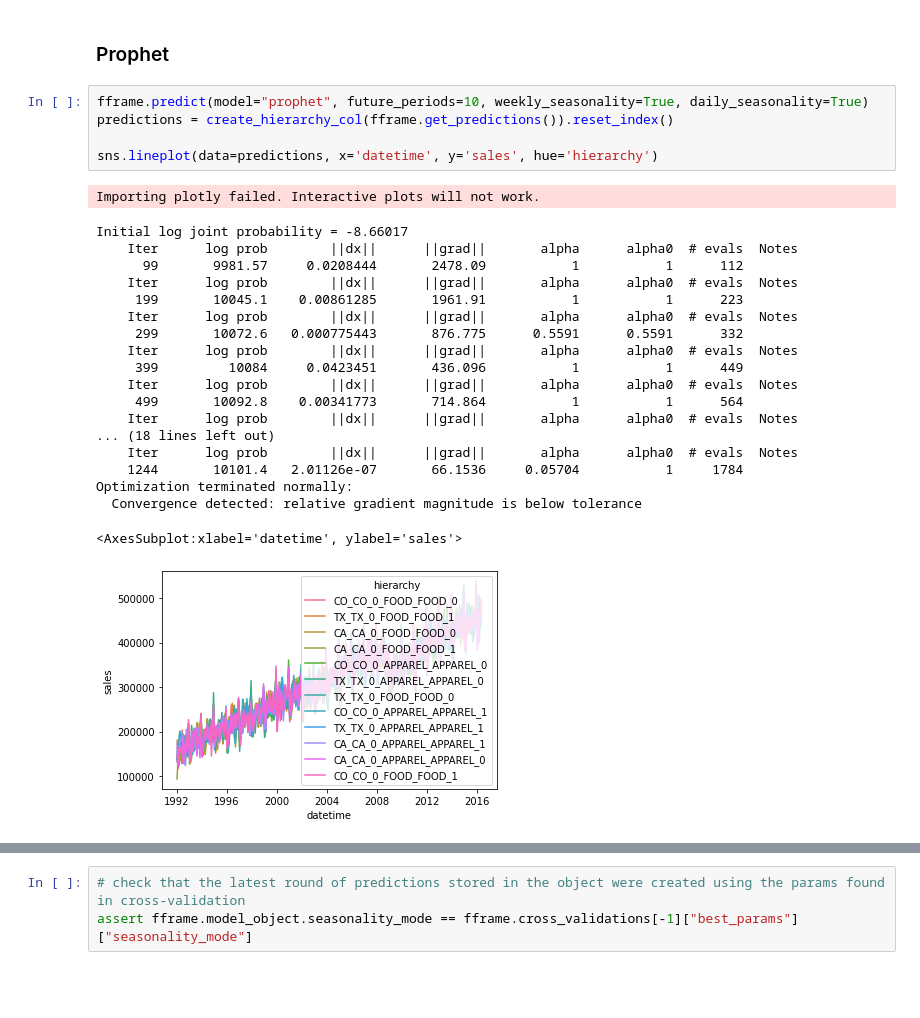
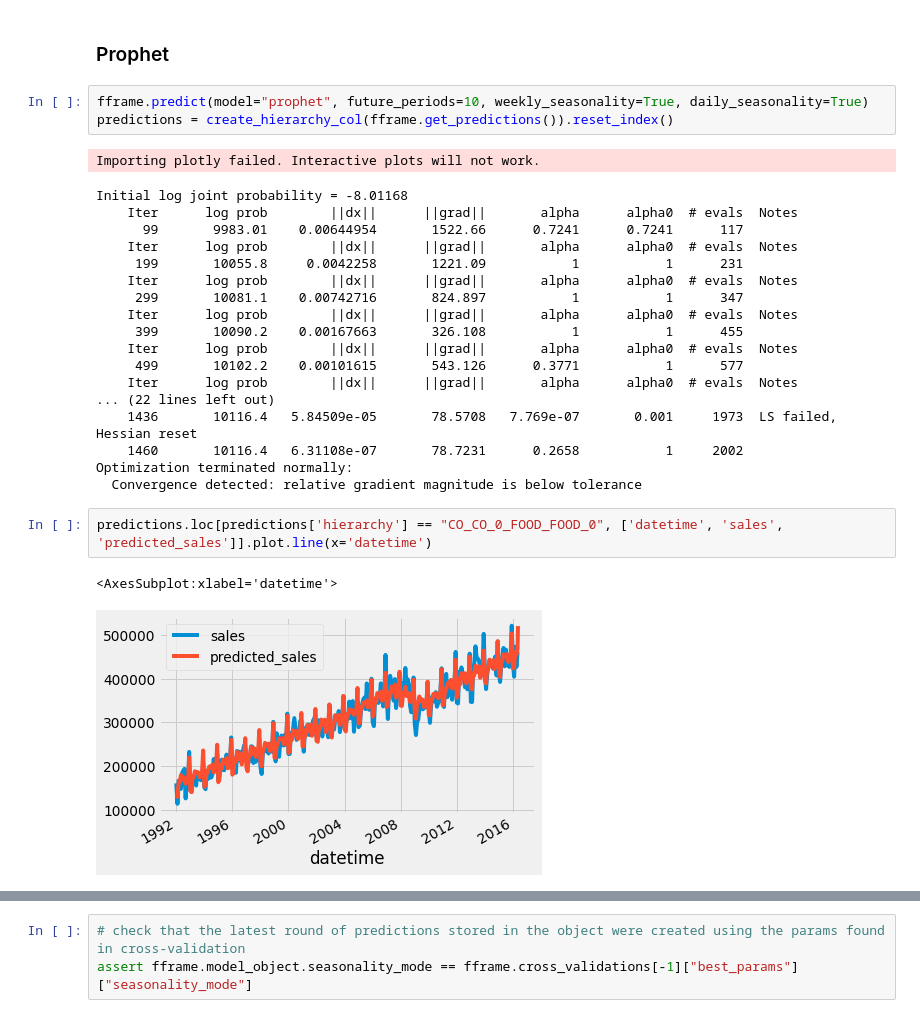
Before and after one commit to ntlind/forecastframe, a Jupyter notebook: examples/hierarchical_example.ipynb, the cells around one changed output, grey strips where cells are left out. Cells and saved outputs as stored; diff of their text form; blank space fills up the shorter version.

```diff
--- a/examples/hierarchical_example.ipynb
+++ b/examples/hierarchical_example.ipynb
@@ -79,29 +66,30 @@ fframe = ff.ForecastFrame(data=df, target="sales", datetime_column="datetime", h
 # %%
 fframe.predict(model="prophet", future_periods=10, weekly_seasonality=True, daily_seasonality=True)
 predictions = create_hierarchy_col(fframe.get_predictions()).reset_index()
-
-sns.lineplot(data=predictions, x='datetime', y='sales', hue='hierarchy')
 # %% [output]
 Importing plotly failed. Interactive plots will not work.
-Initial log joint probability = -8.66017
+Initial log joint probability = -8.01168
     Iter      log prob        ||dx||      ||grad||       alpha      alpha0  # evals  Notes
-      99       9981.57     0.0208444       2478.09           1           1      112
+      99       9983.01    0.00644954       1522.66      0.7241      0.7241      117
     Iter      log prob        ||dx||      ||grad||       alpha      alpha0  # evals  Notes
-     199       10045.1    0.00861285       1961.91           1           1      223
+     199       10055.8     0.0042258       1221.09           1           1      231
     Iter      log prob        ||dx||      ||grad||       alpha      alpha0  # evals  Notes
-     299       10072.6   0.000775443       876.775      0.5591      0.5591      332
+     299       10081.1    0.00742716       824.897           1           1      347
     Iter      log prob        ||dx||      ||grad||       alpha      alpha0  # evals  Notes
-     399         10084     0.0423451       436.096           1           1      449
+     399       10090.2    0.00167663       326.108           1           1      455
     Iter      log prob        ||dx||      ||grad||       alpha      alpha0  # evals  Notes
-     499       10092.8    0.00341773       714.864           1           1      564
+     499       10102.2    0.00101615       543.126      0.3771           1      577
     Iter      log prob        ||dx||      ||grad||       alpha      alpha0  # evals  Notes
-... (18 lines left out)
-    Iter      log prob        ||dx||      ||grad||       alpha      alpha0  # evals  Notes
-    1244       10101.4   2.01126e-07       66.1536     0.05704           1     1784
+... (22 lines left out)
+    1436       10116.4   5.84509e-05       78.5708   7.769e-07       0.001     1973  LS failed, Hessian reset
+    1460       10116.4   6.31108e-07       78.7231      0.2658           1     2002
 Optimization terminated normally:
   Convergence detected: relative gradient magnitude is below tolerance
-<AxesSubplot:xlabel='datetime', ylabel='sales'>
-[figure, removed]
+# %%
+predictions.loc[predictions['hierarchy'] == "CO_CO_0_FOOD_FOOD_0", ['datetime', 'sales', 'predicted_sales']].plot.line(x='datetime')
+# %% [output]
+<AxesSubplot:xlabel='datetime'>
+[figure, added]
 # %%
 fframe.cross_validate(folds=3, model="prophet")
 # %% [output]
```
Also changed, not shown: parts of 11 cells of this notebook, 1 other file.
